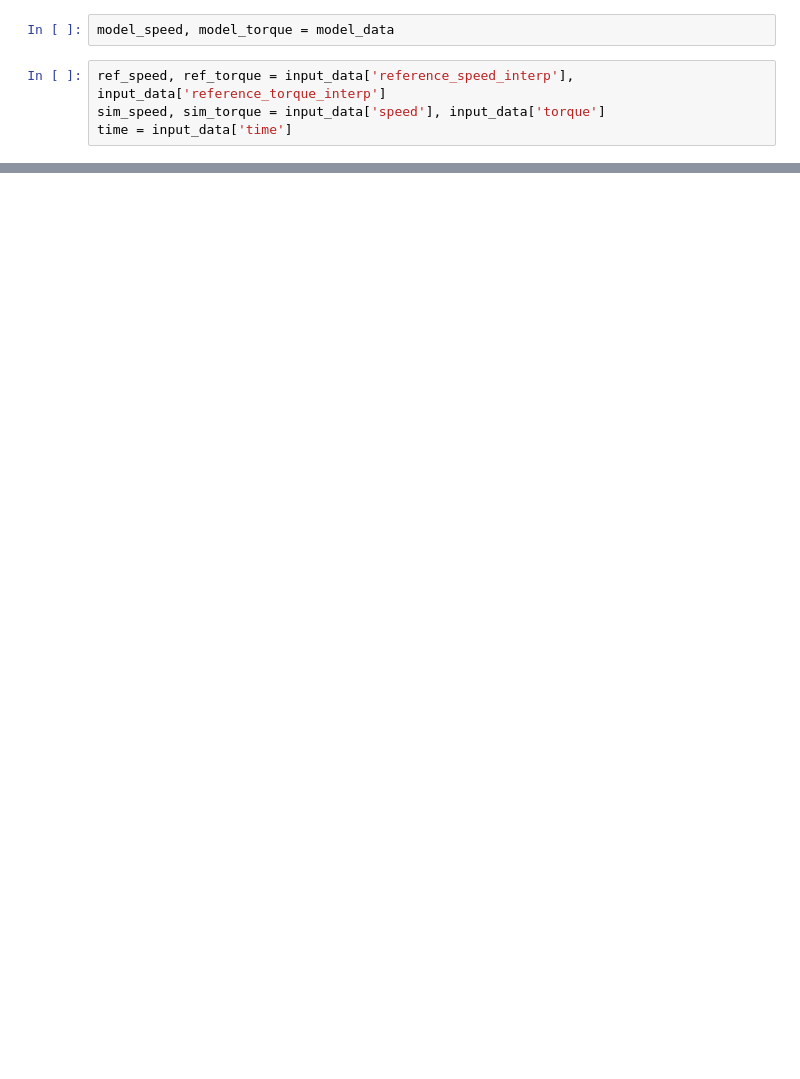
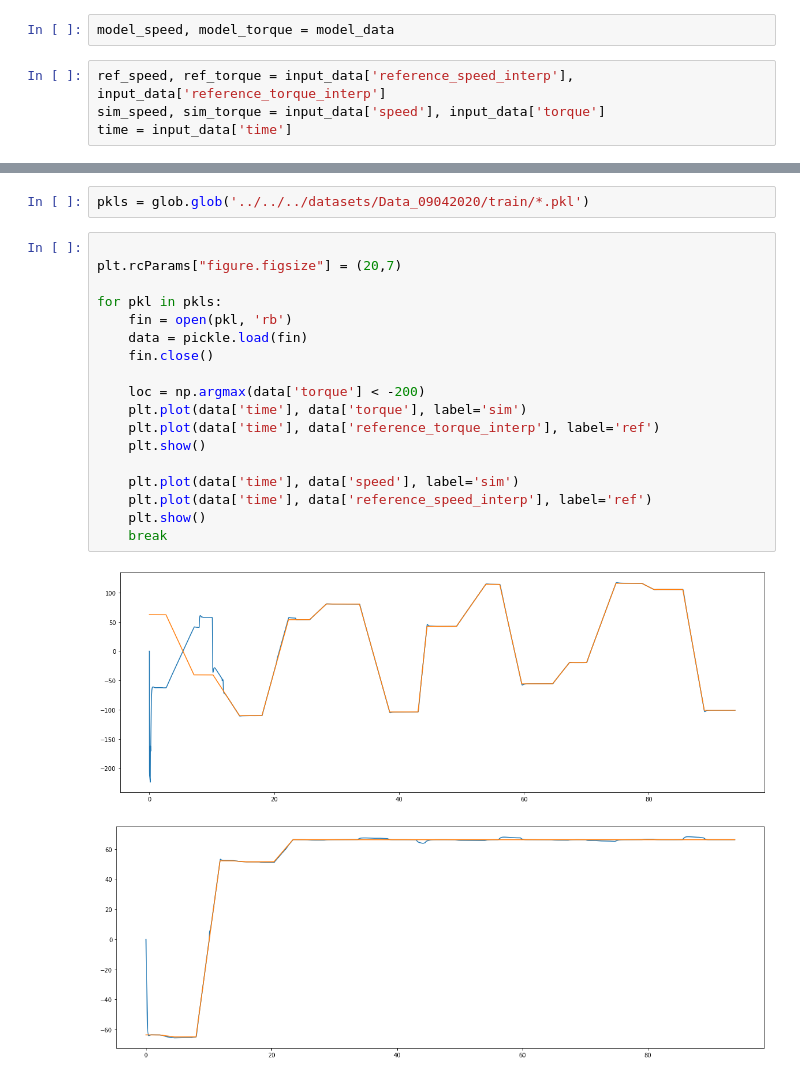
Before and after one commit to sagarverma/MotorDynamics, a Jupyter notebook: notebooks/plot_motornn.ipynb, the cells around one changed output, grey strips where cells are left out. Drawn from its saved outputs; the diff is of its cells as text; blank space fills up the shorter version.

```diff
--- a/notebooks/plot_motornn.ipynb
+++ b/notebooks/plot_motornn.ipynb
@@ -36,0 +42,23 @@ plt.plot(time, model_torque)
+# %%
+pkls = glob.glob('../../../datasets/Data_09042020/train/*.pkl')
+# %%
+
+plt.rcParams["figure.figsize"] = (20,7)
+
+for pkl in pkls:
+    fin = open(pkl, 'rb')
+    data = pickle.load(fin)
+    fin.close()
+
+    loc = np.argmax(data['torque'] < -200)
+    plt.plot(data['time'], data['torque'], label='sim')
+    plt.plot(data['time'], data['reference_torque_interp'], label='ref')
+    plt.show()
+
+    plt.plot(data['time'], data['speed'], label='sim')
+    plt.plot(data['time'], data['reference_speed_interp'], label='ref')
+    plt.show()
+    break
+# %% [output]
+[figure, added]
+[figure, added]
```
Also changed, not shown: parts of 11 cells of this notebook, 1 other file.
